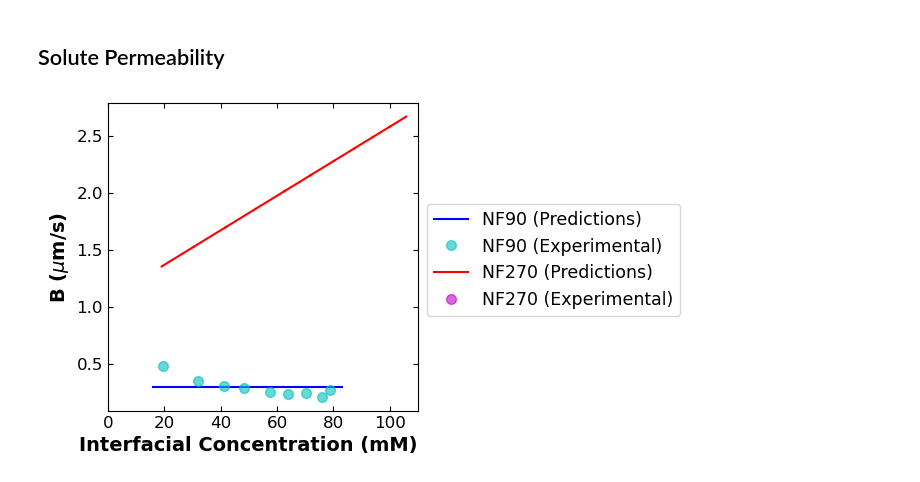
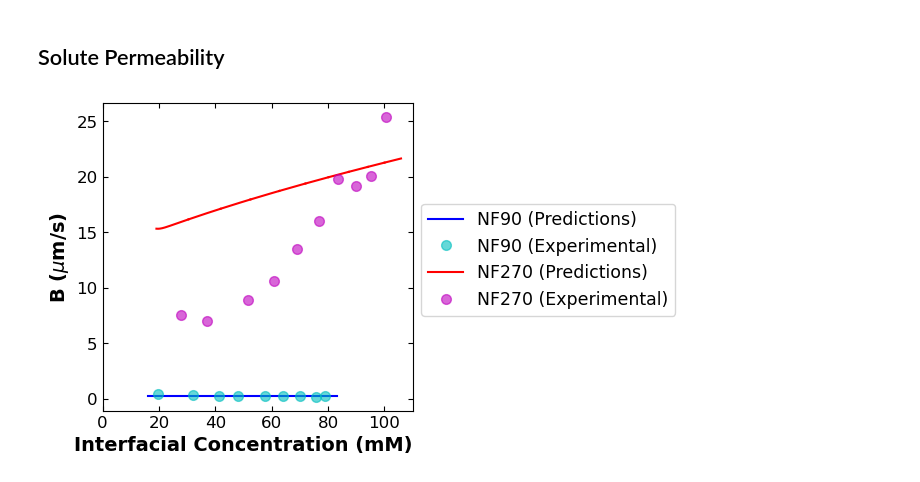
Before and after one commit to mollydougher/dynamic-diafiltration-pyomo, a Jupyter notebook: NAMS2025_figures.ipynb, the cells around one changed output. Saved outputs shown, nothing was run; the diff lists cells and outputs as text; code cells hidden in the pictures.

```diff
--- a/NAMS2025_figures.ipynb
+++ b/NAMS2025_figures.ipynb
@@ -71,3 +71,8 @@ print(cF_avg)
 {0: [2, 126], 1: [], 2: [0, 90], 3: [0, 180], 4: [20, 193], 5: [86, 270], 6: [129, 300], 7: [146, 326], 8: [134, 284, 404], 9: [116]}
 10
 [17.69221835, nan, 29.389341175, 38.420340325, 45.460642425, 54.740945455, 61.41477838, 67.66708181999999, 73.48378975333334, 76.72061053]
+# %%
+for vial in sim_stru90:
+    for var, val in vial.items():
+        print(var)
+        print(val)
@@ -220,0 +279,7 @@ print(data_stru270['data_config'])
+# %%
+sim_stru270 = {}
+for vial_num in range(data_stru270['data_config']['n']):
+    vial_series = sim_stru270_dataframe[vial_num]
+    sim_stru270[vial_num] = vial_series.to_dict()
+
+print(sim_stru270)
@@ -326,8 +425,3 @@ plt.tick_params(direction="in", right=True)
 [figure]
 # %% [markdown]
 ## Solute Permeability
-# %%
-for vial, info in sim_stru270.items():
-    for var, vals in info.items():
-        print(var)
-        print(vals)
@@ -600,47 +684,53 @@ for vial in range(data_stru90['data_config']['n']):
     cIn = []
 #-------------------------------------------------------------------------------------------------------------------------------
 # NF 270
+B_sim_vals = []
+
 for vial in range(data_stru270['data_config']['n']):
         # skip the first three entries
         if vial >= 3:
                 # simulated
-                plt.plot(sim_stru270[vial]["cIn"],sim_stru270[vial]["B"],'r-',linewidth=1.5)
+                for value in range(len(sim_stru270[vial]["B"])):
+                        B_sim = sim_stru270[vial]["B"][value] * sim_stru270[vial]["Jw"][value] * 10000 # um/s
+                        B_sim_vals.append(B_sim)
+
+                plt.plot(sim_stru270[vial]["cIn"],B_sim_vals,'r-',linewidth=1.5)
 
                 # experiental
                 # calculate exp water flux per vial
                 vial_dmdt_exp270 = (data_stru270["data_raw"][vial]["mass"][-1] - data_stru270["data_raw"][vial]["mass"][0]) / (data_stru270["data_raw"][vial]["time"][-1] - data_stru270["data_raw"][vial]["time"][0])
                 vial_water_flux_exp270 = (1/4.1)*vial_dmdt_exp270 # cm3/cm2/s
-                # print(vial_water_flux_exp270)
                 # calculate exp cIn per vial uses bulk (average) measurements for retentate and vial
                 # remove nan from cF_exp
                 cF_vals = [x for x in data_stru270["data_raw"][vial]["cF_exp"] if str(x) != 'nan']
                 cIn_exp270 = (np.average(cF_vals)-cV_exp_values[vial])*np.exp(vial_water_flux_exp270/k)+cV_exp_values[vial]
                 cF_vals = []
 
-                # TODO: calculate exp. B after LE sends notes
-                # # calculate exp R = 1-(cp/cin) per vial
-                # vial_R_exp270 = 1 - (cV_exp_values[vial] / cIn_exp270)
-                # # calculate exp B = Jw((1-R)/R) per vial
-                # vial_B270_exp = vial_water_flux_exp270 * ((1-vial_R_exp270)/vial_R_exp270) *10000 #um/s
+                # calculate exp R = 1-(cp/cin) per vial
+                vial_R_exp270 = 1 - (cV_exp_values[vial] / cIn_exp270)
+                # calculate exp B = Jw((1-R)/R) per vial
+                vial_B_exp270 = vial_water_flux_exp270 * ((1-vial_R_exp270)/vial_R_exp270) *10000 #um/s
 
-                # plt.plot(cIn_exp270,vial_B270_exp,'mo',markersize=7, alpha=0.6)
+                plt.plot(cIn_exp270,vial_B_exp270,'mo',markersize=7, alpha=0.6)
+
+                B_sim_vals = []
 #-------------------------------------------------------------------------------------------------------------------------------
 
 plt.xlabel('Interfacial Concentration (mM)',fontsize=14,fontweight='bold',loc='right')
 plt.ylabel('B ($\mu$m/s)',fontsize=14,fontweight='bold')
 
 # ghost point for legend
 plt.plot([],[],'b-',linewidth=1.5,label='NF90 (Predictions)')
 plt.plot([],[],'co',markersize=7, alpha=0.6,label='NF90 (Experimental)')
 plt.plot([],[],'r-',linewidth=1.5,label='NF270 (Predictions)')
 plt.plot([],[],'mo',markersize=7, alpha=0.6,label='NF270 (Experimental)')
 plt.legend(fontsize=12.5,loc='best',bbox_to_anchor=(1, 0.7))
 plt.xlim(left=0,right=110)
 # plt.ylim(bottom=0,top=110)
 plt.xticks(fontsize=12)
 plt.yticks(fontsize=12)
 plt.tick_params(direction="in",top=True, right=True)
 
 plt.show()
 # %% [output]
-[figure, old version]
+[figure, new version]
```
Also changed, not shown: parts of 19 cells of this notebook, 21 other files.
